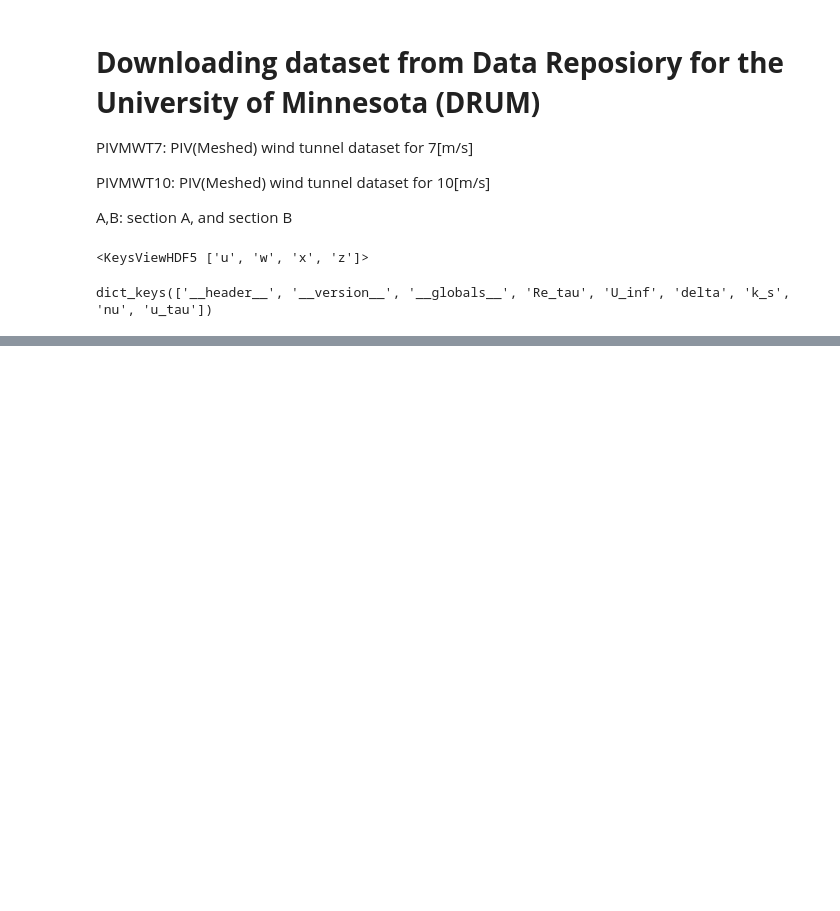
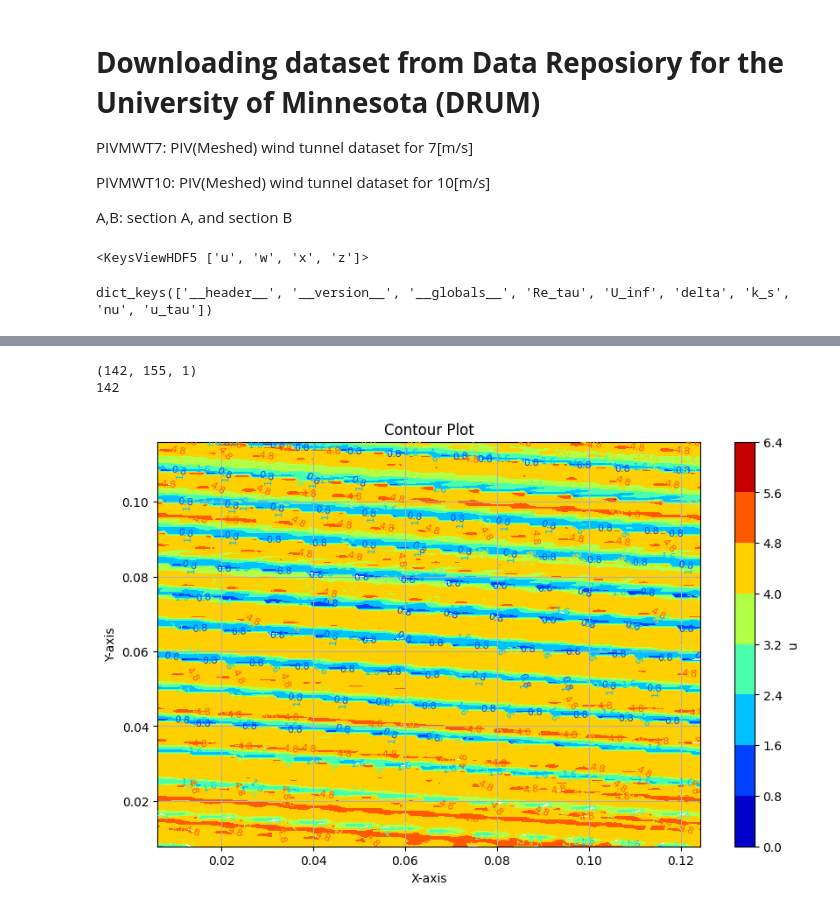
Before and after one commit to Roozbeh96/Transformers-in-TBL-velocity-field-generation, a Jupyter notebook: Main.ipynb, the cells around one changed output, grey strips where cells are left out. Drawn from its saved outputs; the diff is of its cells as text; code cells hidden in the pictures; blank space fills up the shorter version.

```diff
--- a/Main.ipynb
+++ b/Main.ipynb
@@ -73,0 +77,18 @@ zPIVMWT7B = PIVMWT7B['z'][:]
+# %%
+X, Z = np.meshgrid(xPIVMWT7A, zPIVMWT7A)
+print(uPIVMWT7A[10,:,:].reshape(zPIVMWT7A.shape[1],xPIVMWT7A.shape[1],1).shape)
+print(zPIVMWT7A.shape[1])
+
+plt.figure(figsize=(10,6))
+contour = plt.contourf(X, Z, uPIVMWT7A[11,:,:].reshape(zPIVMWT7A.shape[1],xPIVMWT7A.shape[1]), cmap='jet')
+plt.clabel(contour, inline=True, fontsize=8)
+plt.colorbar(contour, label="u")
+plt.title("Contour Plot")
+plt.xlabel("X-axis")
+plt.ylabel("Y-axis")
+plt.grid(True)
+plt.show()
+# %% [output]
+(142, 155, 1)
+142
+[figure, added]
```
Also changed, not shown: parts of 1 cell of this notebook.
